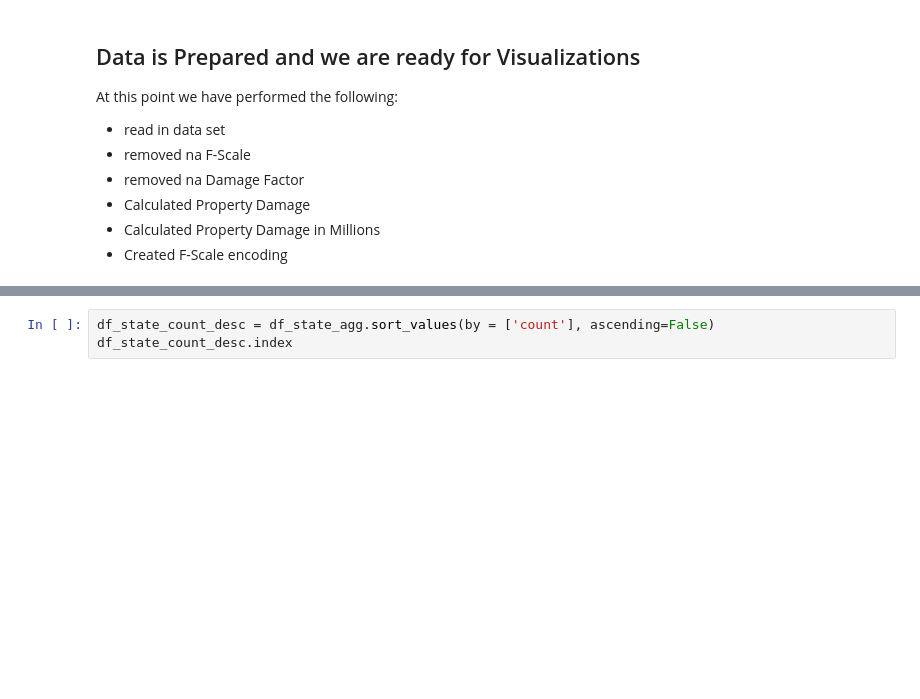
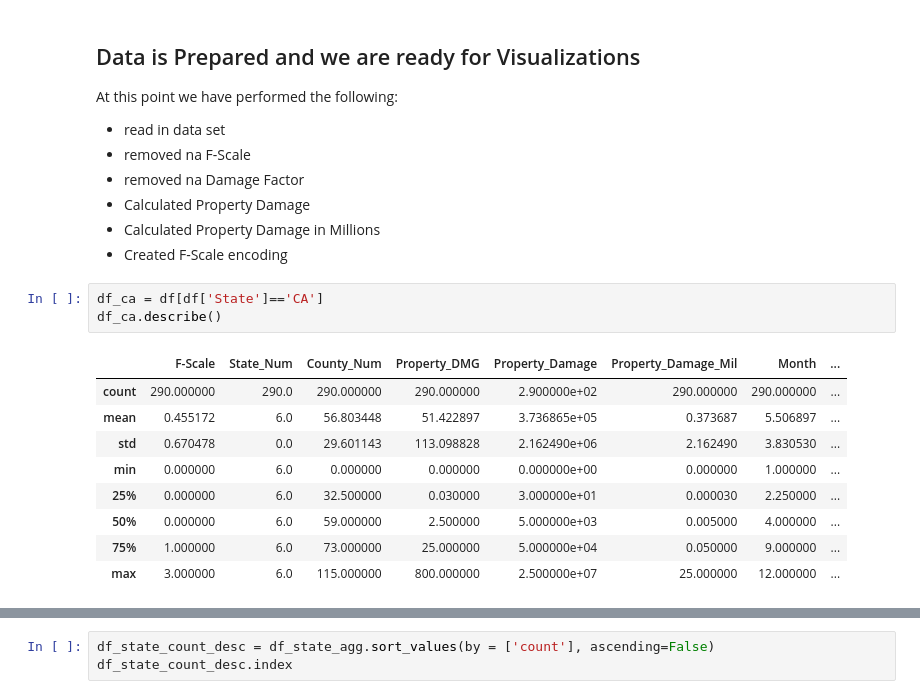
Before and after one commit to youngsoul/ml_tornado, a Jupyter notebook: Tornado.ipynb, the cells around one changed output, grey strips where cells are left out. Drawn from its saved outputs; the diff is of its cells as text; blank space fills up the shorter version.

```diff
--- a/Tornado.ipynb
+++ b/Tornado.ipynb
@@ -210,6 +316,19 @@ At this point we have performed the following:
 - Calculated Property Damage
 - Calculated Property Damage in Millions
 - Created F-Scale encoding
+# %%
+df_ca = df[df['State']=='CA']
+df_ca.describe()
+# %% [output]
+|  | F-Scale | State_Num | County_Num | Property_DMG | Property_Damage | Property_Damage_Mil | Month | ... |
+| count | 290.000000 | 290.0 | 290.000000 | 290.000000 | 2.900000e+02 | 290.000000 | 290.000000 | ... |
+| mean | 0.455172 | 6.0 | 56.803448 | 51.422897 | 3.736865e+05 | 0.373687 | 5.506897 | ... |
+| std | 0.670478 | 0.0 | 29.601143 | 113.098828 | 2.162490e+06 | 2.162490 | 3.830530 | ... |
+| min | 0.000000 | 6.0 | 0.000000 | 0.000000 | 0.000000e+00 | 0.000000 | 1.000000 | ... |
+| 25% | 0.000000 | 6.0 | 32.500000 | 0.030000 | 3.000000e+01 | 0.000030 | 2.250000 | ... |
+| 50% | 0.000000 | 6.0 | 59.000000 | 2.500000 | 5.000000e+03 | 0.005000 | 4.000000 | ... |
+| 75% | 1.000000 | 6.0 | 73.000000 | 25.000000 | 5.000000e+04 | 0.050000 | 9.000000 | ... |
+| max | 3.000000 | 6.0 | 115.000000 | 800.000000 | 2.500000e+07 | 25.000000 | 12.000000 | ... |
 # %%
 # By state, look at aggregate loss and tornado count
 
```
Also changed, not shown: parts of 35 cells of this notebook.
